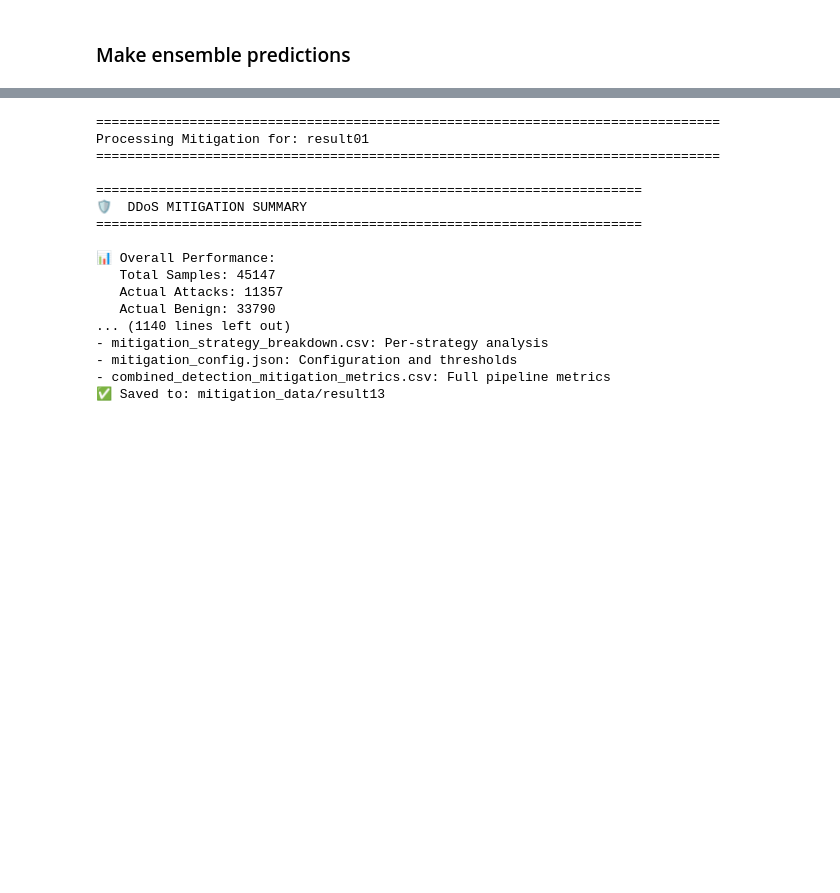
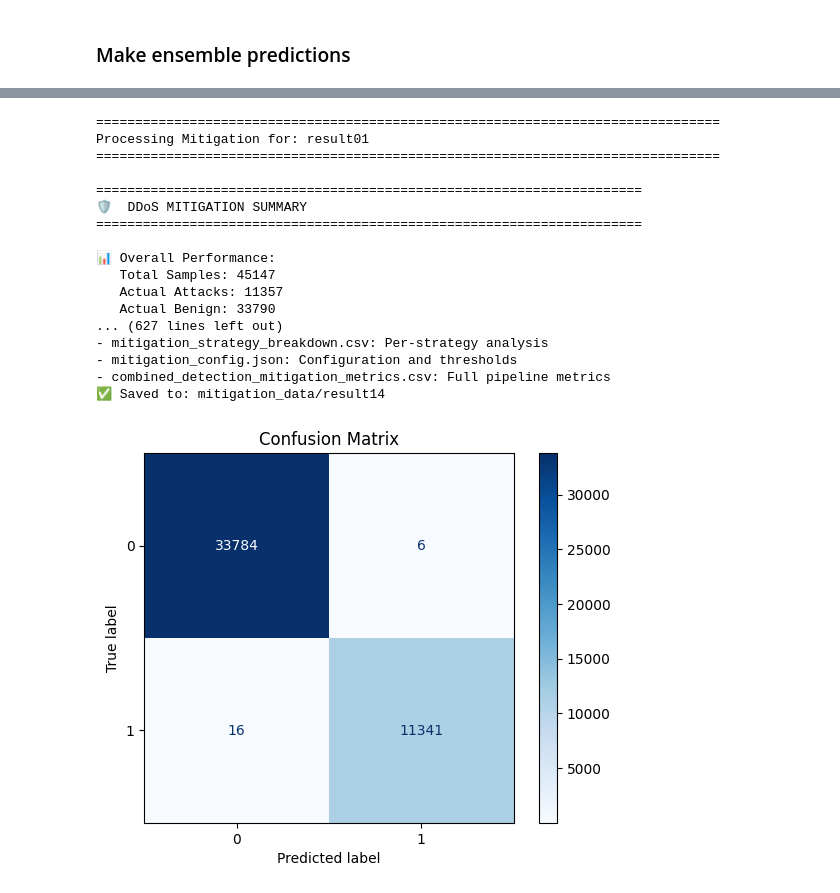
Before and after one commit to abdullateefakorede/ddos-detection-and-mitigation-project, a Jupyter notebook: main.ipynb, the cells around one changed output, grey strips where cells are left out. Cells and saved outputs as stored; diff of their text form; code cells hidden in the pictures; blank space fills up the shorter version.

```diff
--- a/main.ipynb
+++ b/main.ipynb
@@ -5582,6 +5650,7 @@ all_results = [
     ('result11', results11),
     ('result12', results12),
     ('result13', results13),
+    ('result14', results14),
 ]
 
 for config_name, results in all_results:
@@ -5614,8 +5683,34 @@ Processing Mitigation for: result01
    Total Samples: 45147
    Actual Attacks: 11357
    Actual Benign: 33790
-... (1140 lines left out)
+... (627 lines left out)
 - mitigation_strategy_breakdown.csv: Per-strategy analysis
 - mitigation_config.json: Configuration and thresholds
 - combined_detection_mitigation_metrics.csv: Full pipeline metrics
-✅ Saved to: mitigation_data/result13
+✅ Saved to: mitigation_data/result14
+# %%
+# DBN, Transformer, LSTM, RNN, AutoEncoder
+# Equally Weighted(0.200, 0.200, 0.200, 0.200, 0.200)
+# confusion_matrices = [
+#     np.array([[33780, 10],    [12, 11345]]),
+#     np.array([[33734, 56],    [2,  11355]]),
+#     np.array([[33783, 7],     [19, 11338]]),
+#     np.array([[33782, 8],     [20, 11337]]),
+#     np.array([[11800, 21990], [3,  11354]]),
+#     np.array([[33755, 35],    [12, 11345]])
+# ]
+
+# Transformer Prioritized(0.150, 0.450, 0.100, 0.050, 0.250)
+# confusion_matrices = [
+#     np.array([[33784,     6], [16, 11341]]),
+# ]
+
+# Example: loop through and process each confusion matrix
+for i, cm in enumerate(confusion_matrices, start=1):
+    # Plot confusion matrix
+    disp = ConfusionMatrixDisplay(confusion_matrix=cm)
+    disp.plot(cmap='Blues')
+    plt.title(f"Confusion Matrix")
+    plt.show()
+# %% [output]
+[figure, added]
```
Also changed, not shown: parts of 27 cells of this notebook, 2 other files.
